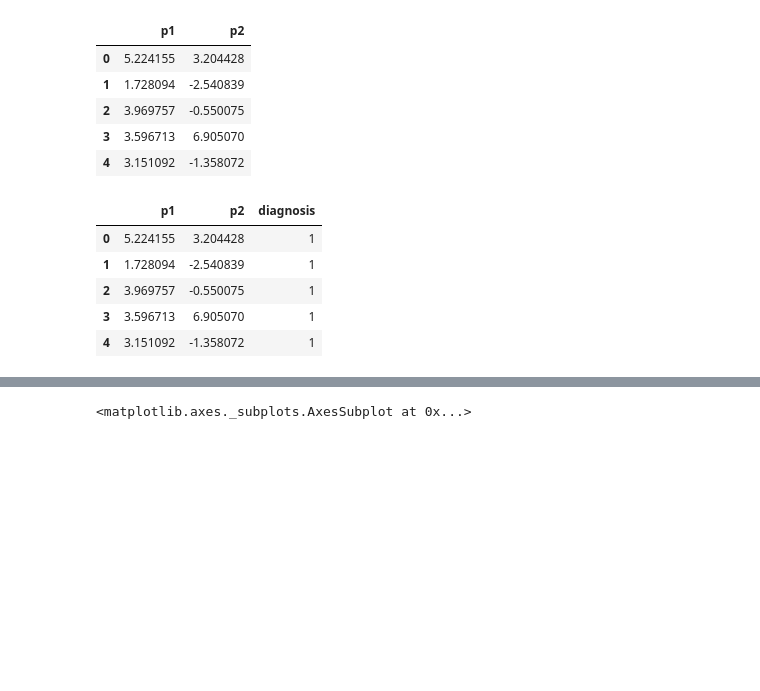
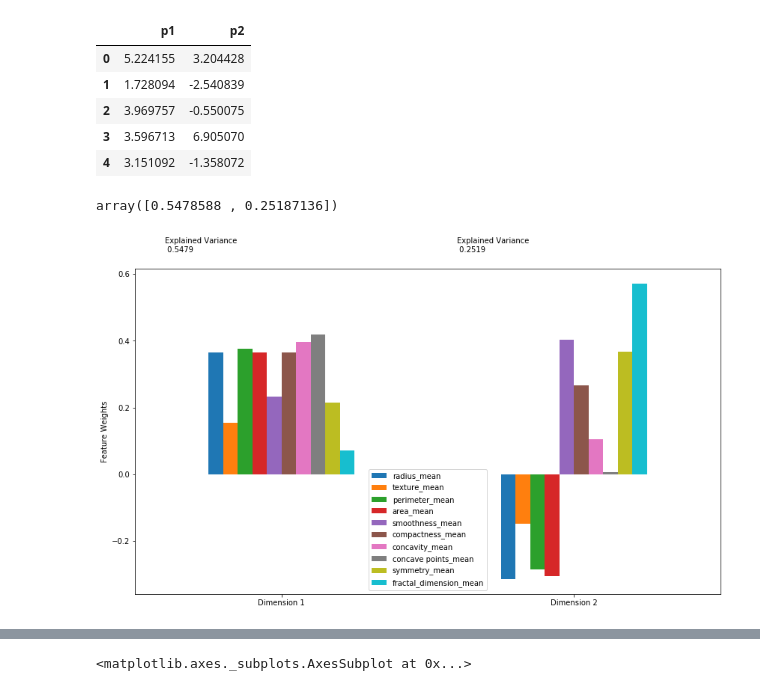
Before and after one commit to daniellaraz/Breast_Cancer_Project, a Jupyter notebook: Breast_Cancer_Exploration.ipynb, the cells around one changed output, grey strips where cells are left out. Saved outputs shown, nothing was run; the diff lists cells and outputs as text; code cells hidden in the pictures; blank space fills up the shorter version.

Commit message:
Added PCA visualization, and data csv

```diff
--- a/Breast_Cancer_Exploration.ipynb
+++ b/Breast_Cancer_Exploration.ipynb
@@ -287,3 +252,6 @@ benign_data.describe()
 
 > Most features seem normally distributed for both benign and malignant masses.
 >>>>*** However, ***
+# %%
+all_features_list = list(bc_data)
+features = [x for x in all_features_list if x != 'diagnosis' and x != 'Diagnosis']
@@ -485,12 +466,20 @@ pca.explained_variance_ratio_
 array([0.5478588 , 0.25187136, 0.08806152])
 # %%
 # Checking 2 components
-pca = PCA(n_components=2)
-principal_components = pca.fit_transform(processed_feature_data)
-principal_df = pd.DataFrame(data = principal_components, columns=['p1', 'p2'])
+pca = PCA(n_components=2).fit(processed_feature_data)
+pca_samples = pca.transform(processed_feature_data)
+
+# Making dataframe and sanity check
+principal_df = pd.DataFrame(data = pca_samples, columns = ['p1', 'p2'])
+principal_df.head(5)
+
+# Checking 2 components
+#pca = PCA(n_components=2)
+#principal_components = pca.fit_transform(processed_feature_data)
+#principal_df = pd.DataFrame(data = principal_components, columns=['p1', 'p2'])
 
 # sanity check
-principal_df.head(5)
+#principal_df.head(5)
 # %% [output]
 |  | p1 | p2 |
 | 0 | 5.224155 | 3.204428 |
@@ -498,15 +487,45 @@ principal_df.head(5)
 | 2 | 3.969757 | -0.550075 |
 | 3 | 3.596713 | 6.905070 |
 | 4 | 3.151092 | -1.358072 |
+# %%
+pca.explained_variance_ratio_
+# %% [output]
+array([0.5478588 , 0.25187136])
+# %%
+def pca_results(processed_feature_data, pca):
+
+    # Dimension indexing
+    dimensions = ['Dimension {}'.format(i) for i in range(1,len(pca.components_)+1)]
+
+    # PCA components
+    components = pd.DataFrame(np.round(pca.components_, 4), columns = processed_feature_data.keys())
+    components.index = dimensions
+
+    # PCA explained variance
+    ratios = pca.explained_variance_ratio_.reshape(len(pca.components_), 1)
+    variance_ratios = pd.DataFrame(np.round(ratios, 4), columns = ['Explained Variance'])
+    variance_ratios.index = dimensions
+
+    # Create a bar plot visualization
+    fig, ax = plt.subplots(figsize = (14,8))
+
+    # Plot the feature weights as a function of the components
+    components.plot(ax = ax, kind = 'bar')
+    ax.set_ylabel("Feature Weights")
+    ax.set_xticklabels(dimensions, rotation=0)
+
+    # Display the explained variance ratios#
+    for i, ev in enumerate(pca.explained_variance_ratio_):
+        ax.text(i-0.40, ax.get_ylim()[1] + 0.05, "Explained Variance\n %.4f"%(ev))
+
+    # Return a concatenated DataFrame
+    return pd.concat([variance_ratios, components], axis = 1)
+
+pca_results = pca_results(processed_feature_data, pca)
+# %% [output]
+[figure, added]
 # %%
 final_df = pd.concat([principal_df, bc_data[['diagnosis']]], axis = 1)
-# %% [output]
-|  | p1 | p2 | diagnosis |
-| 0 | 5.224155 | 3.204428 | 1 |
-| 1 | 1.728094 | -2.540839 | 1 |
-| 2 | 3.969757 | -0.550075 | 1 |
-| 3 | 3.596713 | 6.905070 | 1 |
-| 4 | 3.151092 | -1.358072 | 1 |
 # %%
 # sanity check
 final_df.head(5)
```
Also changed, not shown: parts of 16 cells of this notebook, 1 other file.
